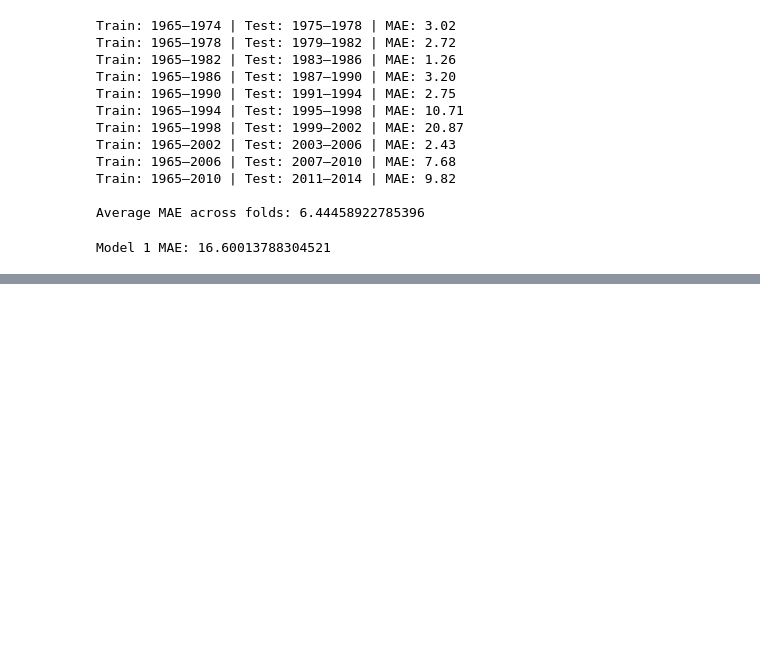
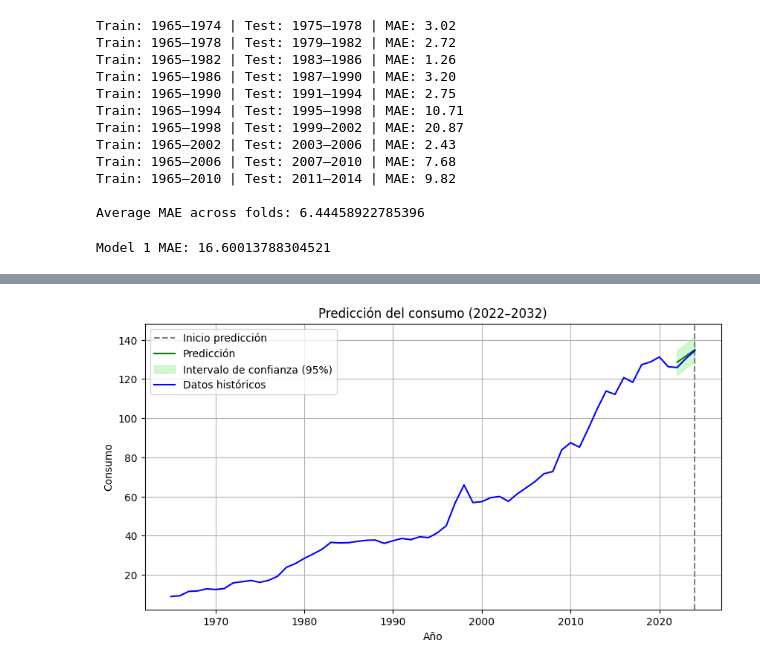
Before and after one commit to Alphalejo/Colombian_energy_balance, a Jupyter notebook: draft.ipynb, the cells around one changed output, grey strips where cells are left out. Saved outputs shown, nothing was run; the diff lists cells and outputs as text; code cells hidden in the pictures; blank space fills up the shorter version.

```diff
--- a/draft.ipynb
+++ b/draft.ipynb
@@ -238,0 +286,33 @@ test
+# %%
+# Asegúrate de que las fechas sean tipo datetime (por si acaso)
+forecast["ds"] = pd.to_datetime(forecast["ds"])
+
+# Filtramos solo el rango deseado
+forecast_range = forecast[
+    (forecast["ds"].dt.year >= 2022) & (forecast["ds"].dt.year <= 2032)
+]
+
+# --- Gráfica ---
+plt.figure(figsize=(10, 5))
+plt.axvline(x=prophet_df["ds"].max(), color='gray', linestyle='--', label='Inicio predicción')
+plt.plot(forecast_range["ds"], forecast_range["yhat"], label="Predicción", color="green")
+plt.fill_between(
+    forecast_range["ds"],
+    forecast_range["yhat_lower"],
+    forecast_range["yhat_upper"],
+    color="lightgreen",
+    alpha=0.4,
+    label="Intervalo de confianza (95%)"
+)
+
+# Si quieres mostrar también los datos históricos:
+plt.plot(prophet_df["ds"], prophet_df["y"], label="Datos históricos", color="blue")
+
+plt.title("Predicción del consumo (2022–2032)")
+plt.xlabel("Año")
+plt.ylabel("Consumo")
+plt.legend()
+plt.grid(True)
+plt.show()
+# %% [output]
+[figure, added]
```
Also changed, not shown: parts of 7 cells of this notebook, 1 other file.
